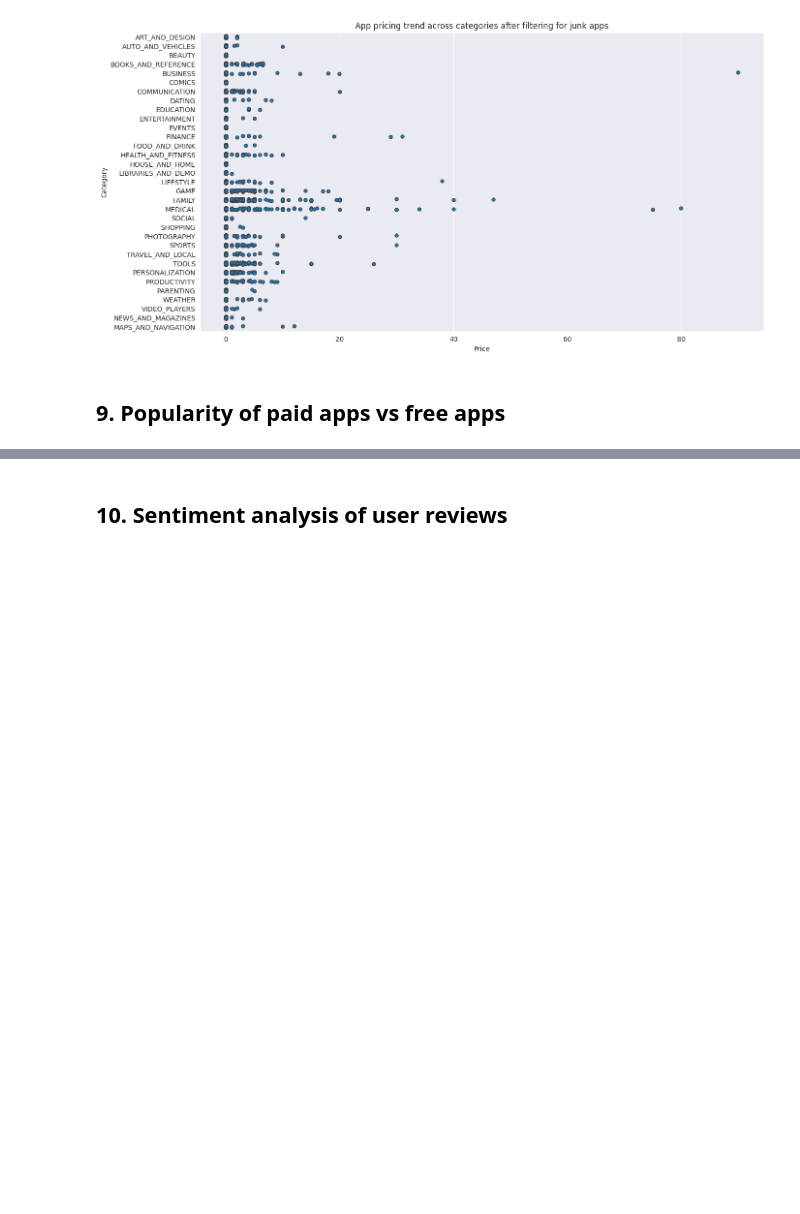
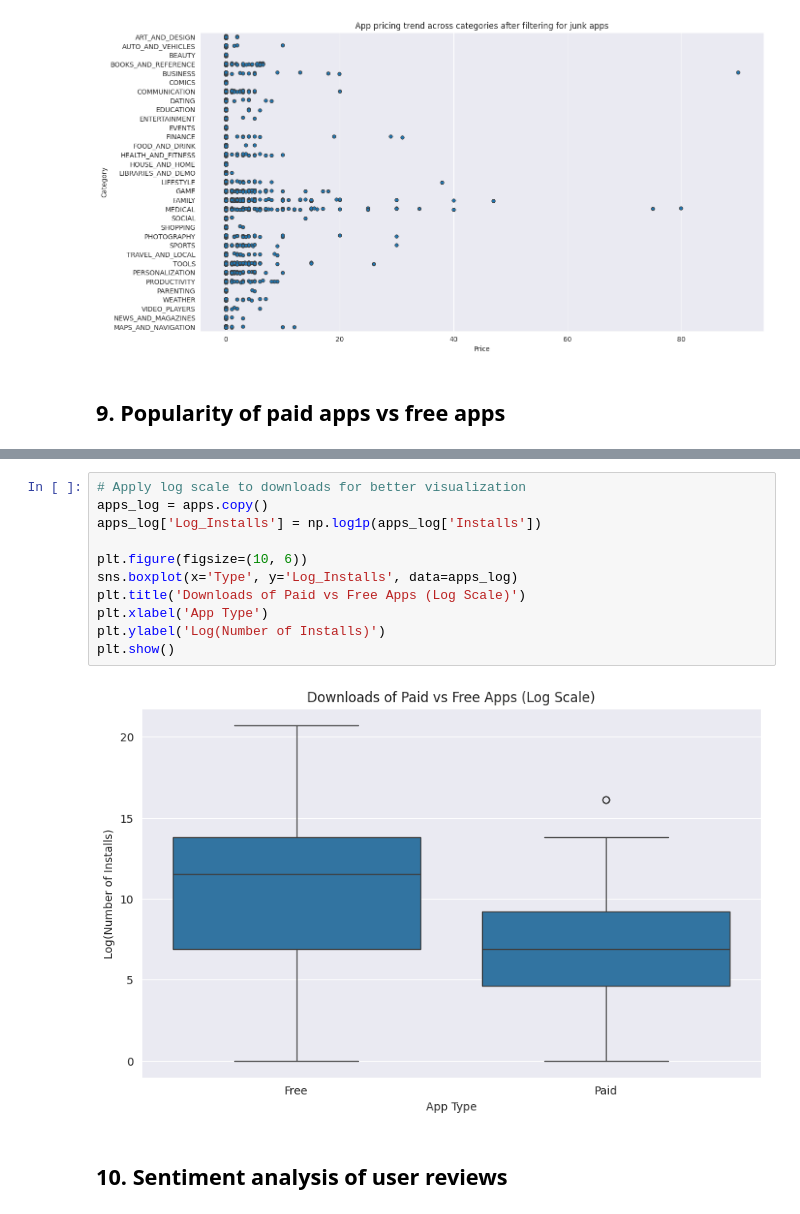
Before and after one commit to sakshisinha-13/Google-Play-Store-App-Market-Analysis, a Jupyter notebook: Google_Play_Store_App_Market_Analysis.ipynb, the cells around one changed output, grey strips where cells are left out. Saved outputs shown, nothing was run; the diff lists cells and outputs as text; blank space fills up the shorter version.

```diff
--- a/Google_Play_Store_App_Market_Analysis.ipynb
+++ b/Google_Play_Store_App_Market_Analysis.ipynb
@@ -260,3 +234,16 @@ plotly.offline.iplot({'data': data, 'layout': layout})
+# %%
+# Apply log scale to downloads for better visualization
+apps_log = apps.copy()
+apps_log['Log_Installs'] = np.log1p(apps_log['Installs'])
+
+plt.figure(figsize=(10, 6))
+sns.boxplot(x='Type', y='Log_Installs', data=apps_log)
+plt.title('Downloads of Paid vs Free Apps (Log Scale)')
+plt.xlabel('App Type')
+plt.ylabel('Log(Number of Installs)')
+plt.show()
+# %% [output]
+[figure, added]
 # %% [markdown]
 ## 10. Sentiment analysis of user reviews
 # %%
```
Also changed, not shown: parts of 8 cells of this notebook.
